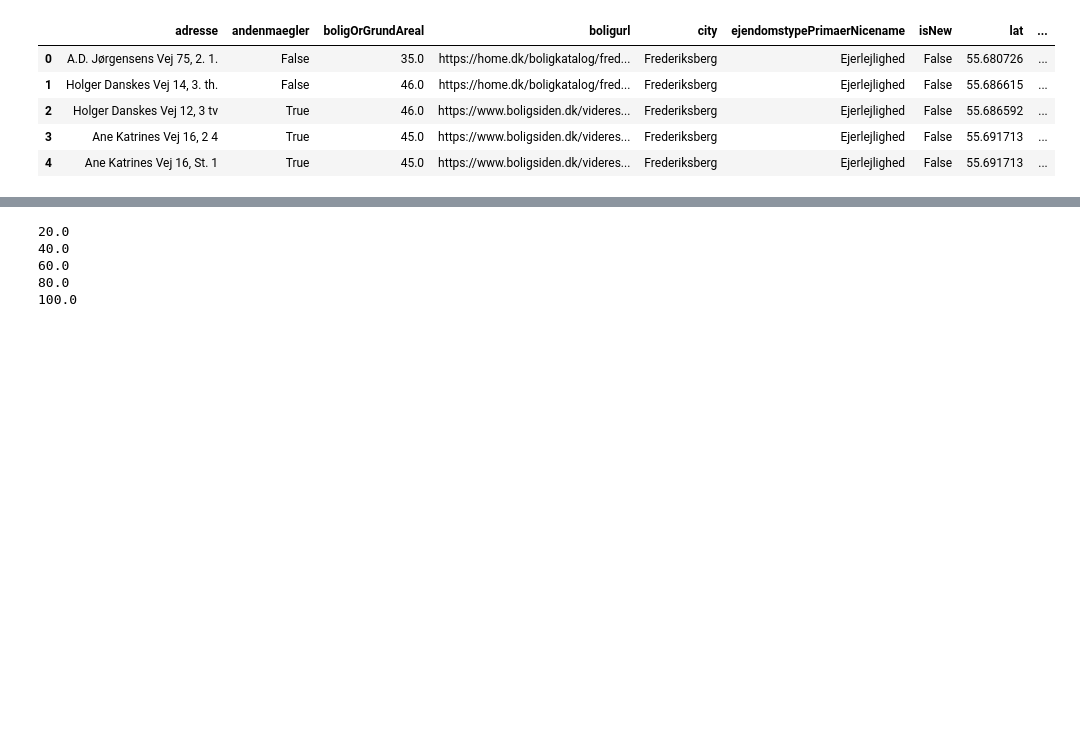
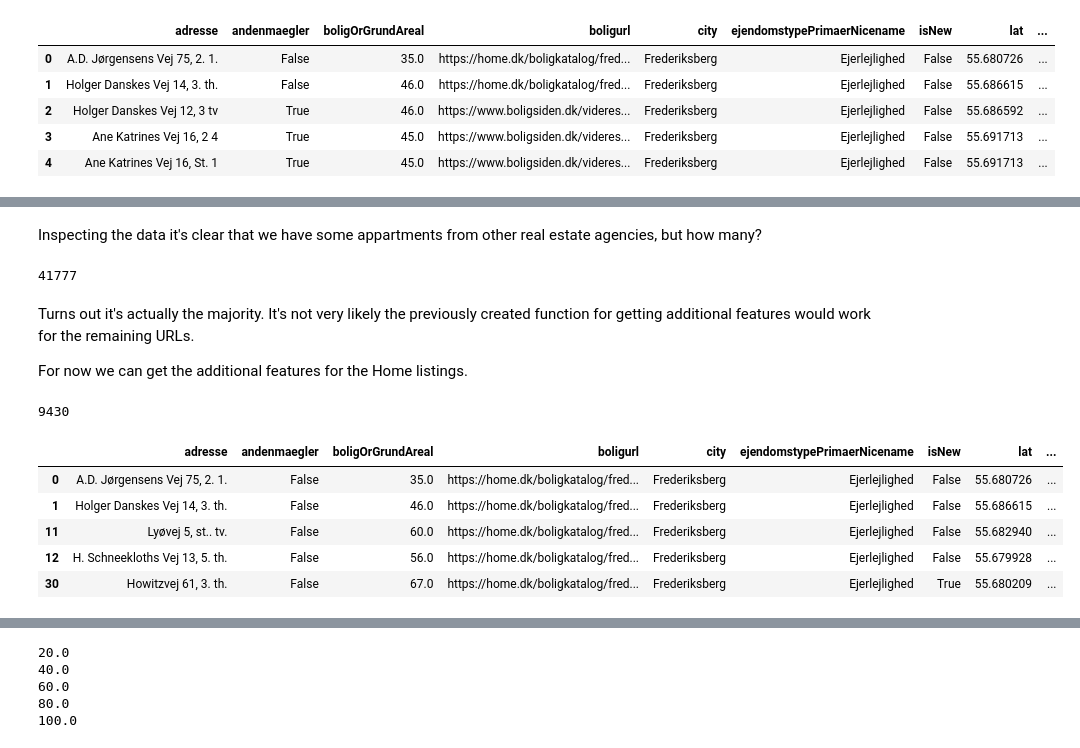
Before and after one commit to mbroend/predicting-home-prices, a Jupyter notebook: Data Wrangling.ipynb, the cells around one changed output, grey strips where cells are left out. Cells and saved outputs as stored; diff of their text form; code cells hidden in the pictures; blank space fills up the shorter version.

Commit message:
Changed wrangling and saved Home data

```diff
--- a/Data Wrangling.ipynb
+++ b/Data Wrangling.ipynb
@@ -413,3 +415,6 @@ df_new.head()
 | 4 | Ane Katrines Vej 16, St. 1 | True | 45.0 | https://www.boligsiden.dk/videres... | Frederiksberg | Ejerlejlighed | False | 55.691713 | ... |
 # %%
 df_new.to_csv('baseData.csv')
+# %%
+df_new = pd.read_csv('baseData.csv',index_col = 0 )
+df_new.head()
@@ -415,0 +428,24 @@ df_new.to_csv('baseData.csv')
+# %% [markdown]
+Inspecting the data it's clear that we have some appartments from other real estate agencies, but how many?
+# %%
+df_new.query('andenmaegler == True')['adresse'].count()
+# %% [output]
+41777
+# %% [markdown]
+Turns out it's actually the majority. It's not very likely the previously created function for getting additional features would work for the remaining URLs.
+
+For now we can get the additional features for the Home listings.
+# %%
+df_new.query('andenmaegler == False')['adresse'].count()
+# %% [output]
+9430
+# %%
+df_home = df_new.query('andenmaegler == False')
+df_home.head()
+# %% [output]
+|  | adresse | andenmaegler | boligOrGrundAreal | boligurl | city | ejendomstypePrimaerNicename | isNew | lat | ... |
+| 0 | A.D. Jørgensens Vej 75, 2. 1. | False | 35.0 | https://home.dk/boligkatalog/fred... | Frederiksberg | Ejerlejlighed | False | 55.680726 | ... |
+| 1 | Holger Danskes Vej 14, 3. th. | False | 46.0 | https://home.dk/boligkatalog/fred... | Frederiksberg | Ejerlejlighed | False | 55.686615 | ... |
+| 11 | Lyøvej 5, st.. tv. | False | 60.0 | https://home.dk/boligkatalog/fred... | Frederiksberg | Ejerlejlighed | False | 55.682940 | ... |
+| 12 | H. Schneekloths Vej 13, 5. th. | False | 56.0 | https://home.dk/boligkatalog/fred... | Frederiksberg | Ejerlejlighed | False | 55.679928 | ... |
+| 30 | Howitzvej 61, 3. th. | False | 67.0 | https://home.dk/boligkatalog/fred... | Frederiksberg | Ejerlejlighed | True | 55.680209 | ... |
```
Also changed, not shown: parts of 7 cells of this notebook, 2 other files.
